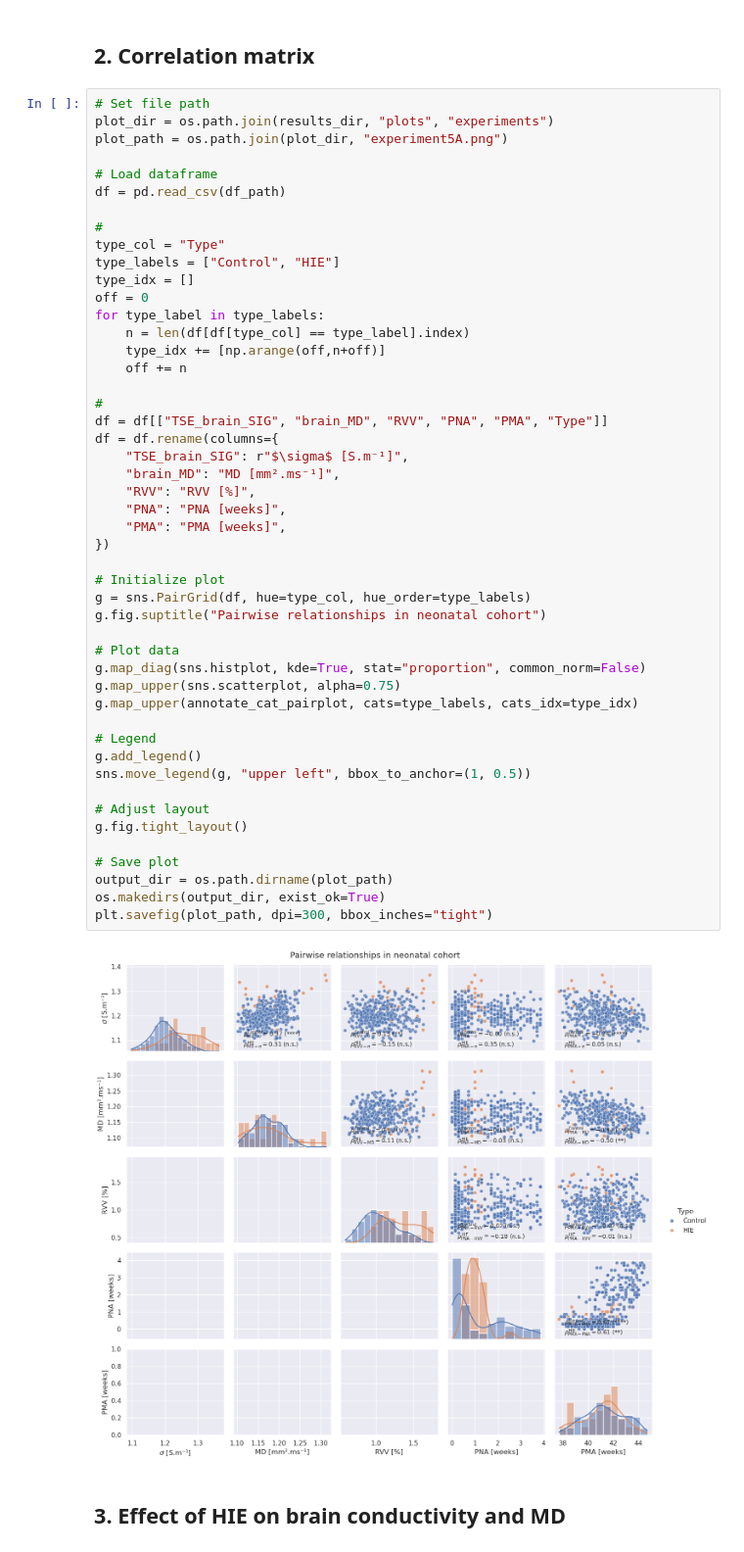
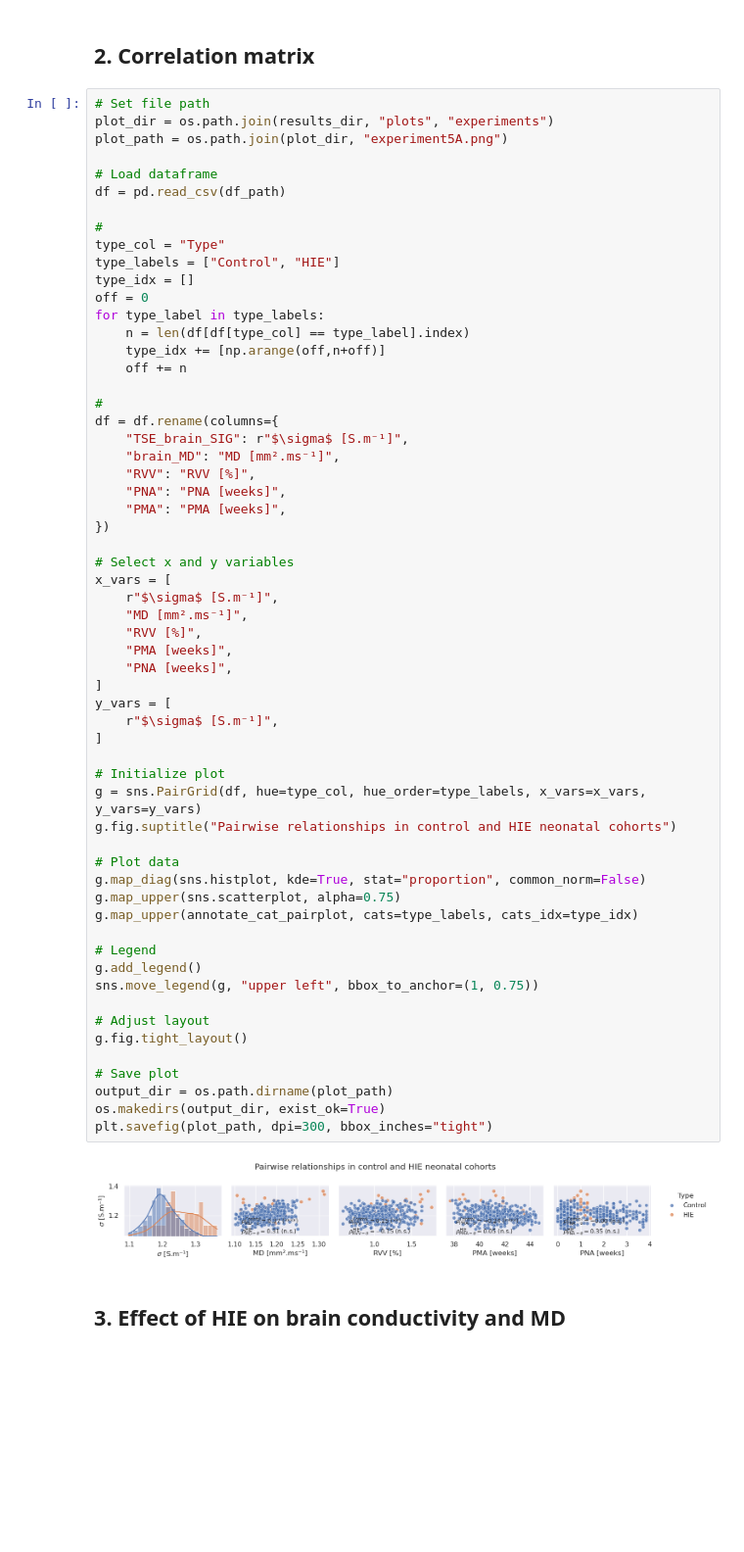
Before and after one commit to aboutill/nano-eptk, a Jupyter notebook: notebooks/experiments/stats_analysis_experiment5.ipynb, the cells around one changed output. Shown at 98% size. Cells and saved outputs as stored; diff of their text form; blank space fills up the shorter version.

```diff
--- a/notebooks/experiments/stats_analysis_experiment5.ipynb
+++ b/notebooks/experiments/stats_analysis_experiment5.ipynb
@@ -125,38 +126,49 @@ for type_label in type_labels:
     type_idx += [np.arange(off,n+off)]
     off += n
 
 #
-df = df[["TSE_brain_SIG", "brain_MD", "RVV", "PNA", "PMA", "Type"]]
 df = df.rename(columns={
     "TSE_brain_SIG": r"$\sigma$ [S.m⁻¹]",
     "brain_MD": "MD [mm².ms⁻¹]",
     "RVV": "RVV [%]",
     "PNA": "PNA [weeks]",
     "PMA": "PMA [weeks]",
 })
 
+# Select x and y variables
+x_vars = [
+    r"$\sigma$ [S.m⁻¹]",
+    "MD [mm².ms⁻¹]",
+    "RVV [%]",
+    "PMA [weeks]",
+    "PNA [weeks]",
+]
+y_vars = [
+    r"$\sigma$ [S.m⁻¹]",
+]
+
 # Initialize plot
-g = sns.PairGrid(df, hue=type_col, hue_order=type_labels)
-g.fig.suptitle("Pairwise relationships in neonatal cohort")
+g = sns.PairGrid(df, hue=type_col, hue_order=type_labels, x_vars=x_vars, y_vars=y_vars)
+g.fig.suptitle("Pairwise relationships in control and HIE neonatal cohorts")
 
 # Plot data
 g.map_diag(sns.histplot, kde=True, stat="proportion", common_norm=False)
 g.map_upper(sns.scatterplot, alpha=0.75)
 g.map_upper(annotate_cat_pairplot, cats=type_labels, cats_idx=type_idx)
 
 # Legend
 g.add_legend()
-sns.move_legend(g, "upper left", bbox_to_anchor=(1, 0.5))
+sns.move_legend(g, "upper left", bbox_to_anchor=(1, 0.75))
 
 # Adjust layout
 g.fig.tight_layout()
 
 # Save plot
 output_dir = os.path.dirname(plot_path)
 os.makedirs(output_dir, exist_ok=True)
 plt.savefig(plot_path, dpi=300, bbox_inches="tight")
 # %% [output]
-[figure, old version]
+[figure, new version]
 # %% [markdown]
 ## 3. Effect of HIE on brain conductivity and MD
 # %%
```
Also changed, not shown: parts of 8 cells of this notebook, 16 other files.
